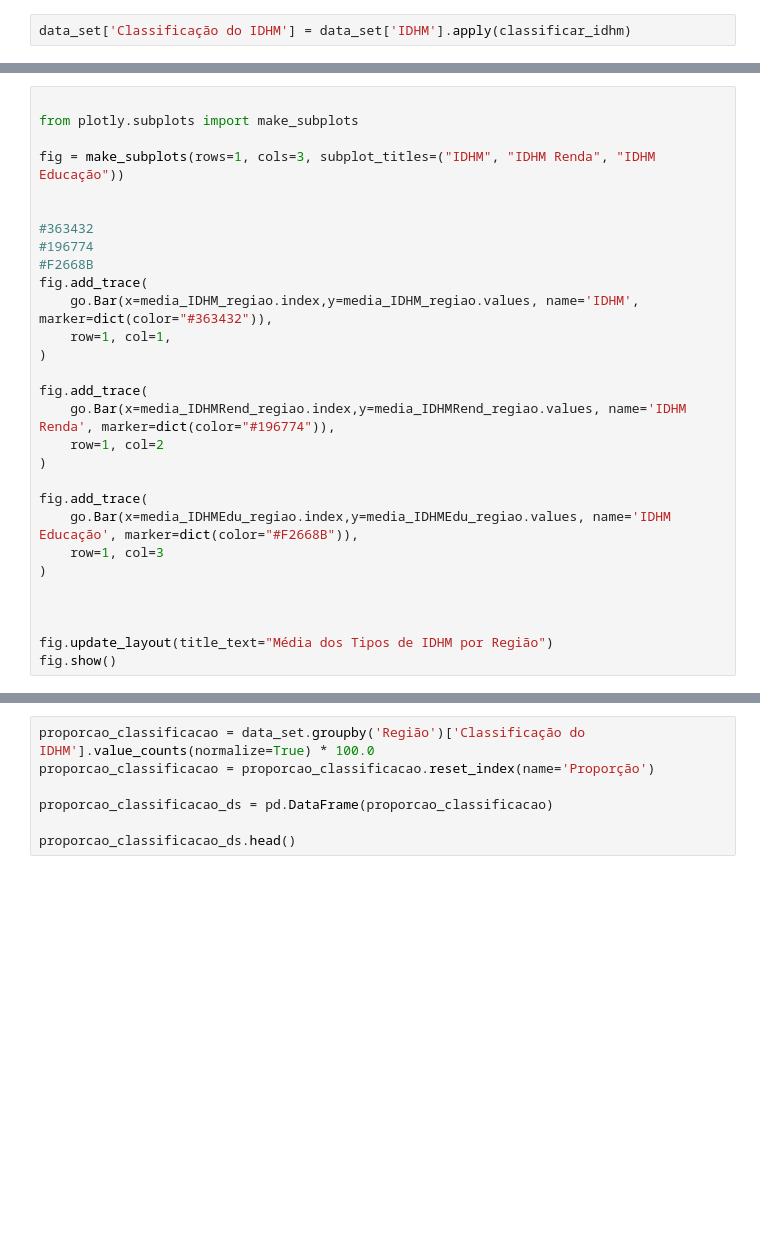
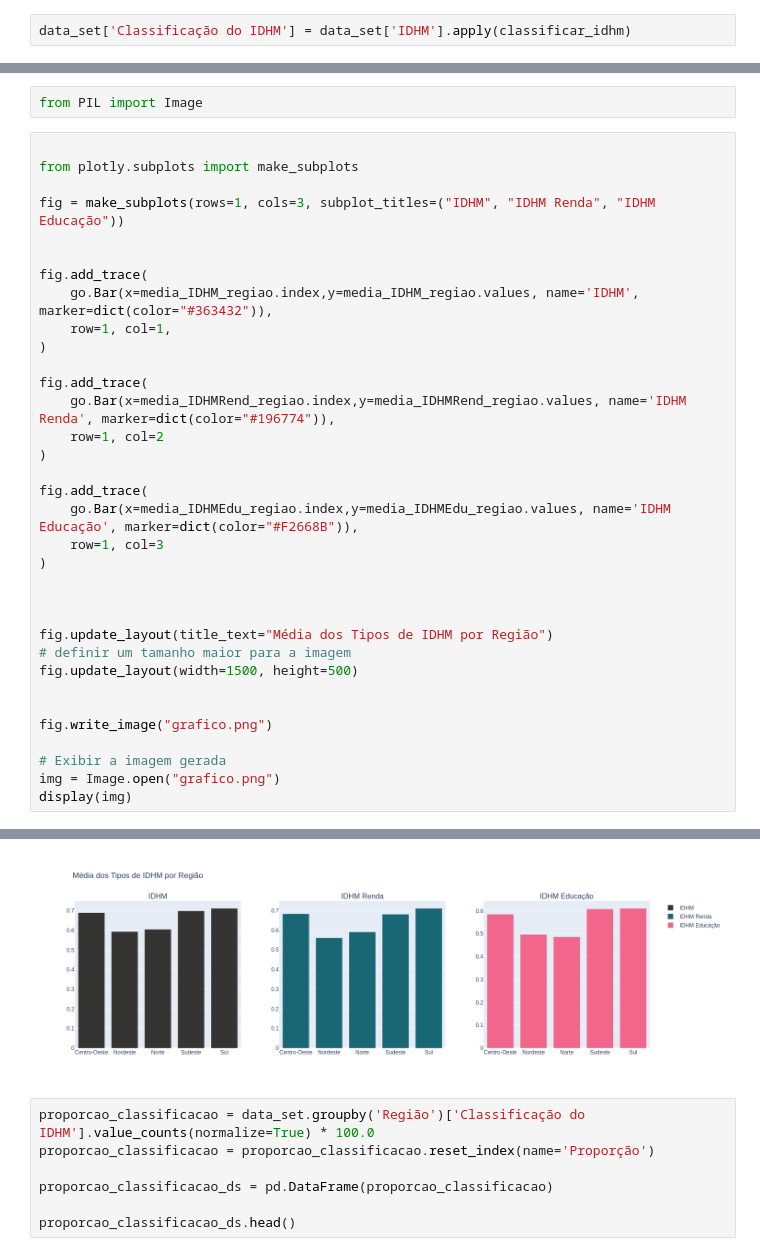
Before and after one commit to Carlos3du/IDHM_Municipios_Brasil, a Jupyter notebook: atvd1_avd.ipynb, the cells around one changed output, grey strips where cells are left out. Drawn from its saved outputs; the diff is of its cells as text; blank space fills up the shorter version.

```diff
--- a/atvd1_avd.ipynb
+++ b/atvd1_avd.ipynb
@@ -214,6 +222,8 @@ data_set.head(10)
 | 7 | Santa Teresinha | BA | 0.0 | 0.590 | 0.549 | 0.459 | 0.00 | 0.0 | 1 | ... |
 | 8 | São Caetano | PE | 0.0 | 0.000 | 0.000 | 0.000 | 0.00 | 0.0 | 1 | ... |
 | 9 | São Paulo | SP | 514794.0 | 0.805 | 0.843 | 0.725 | 57071.43 | 16030.0 | 0 | ... |
+# %%
+from PIL import Image
 # %%
 
 from plotly.subplots import make_subplots
@@ -221,9 +231,6 @@ from plotly.subplots import make_subplots
 fig = make_subplots(rows=1, cols=3, subplot_titles=("IDHM", "IDHM Renda", "IDHM Educação"))
 
 
-#363432
-#196774
-#F2668B
 fig.add_trace(
     go.Bar(x=media_IDHM_regiao.index,y=media_IDHM_regiao.values, name='IDHM', marker=dict(color="#363432")),
     row=1, col=1,
@@ -242,5 +249,13 @@ fig.add_trace(
 
 
 fig.update_layout(title_text="Média dos Tipos de IDHM por Região")
-fig.show()
+# definir um tamanho maior para a imagem
+fig.update_layout(width=1500, height=500)
+
+
+fig.write_image("grafico.png")
+
+# Exibir a imagem gerada
+img = Image.open("grafico.png")
+display(img)
 # %% [output]
@@ -248,3 +262,4 @@ fig.show()
+[figure, added]
 # %%
 proporcao_classificacao = data_set.groupby('Região')['Classificação do IDHM'].value_counts(normalize=True) * 100.0
 proporcao_classificacao = proporcao_classificacao.reset_index(name='Proporção')
```
Also changed, not shown: parts of 4 cells of this notebook.
